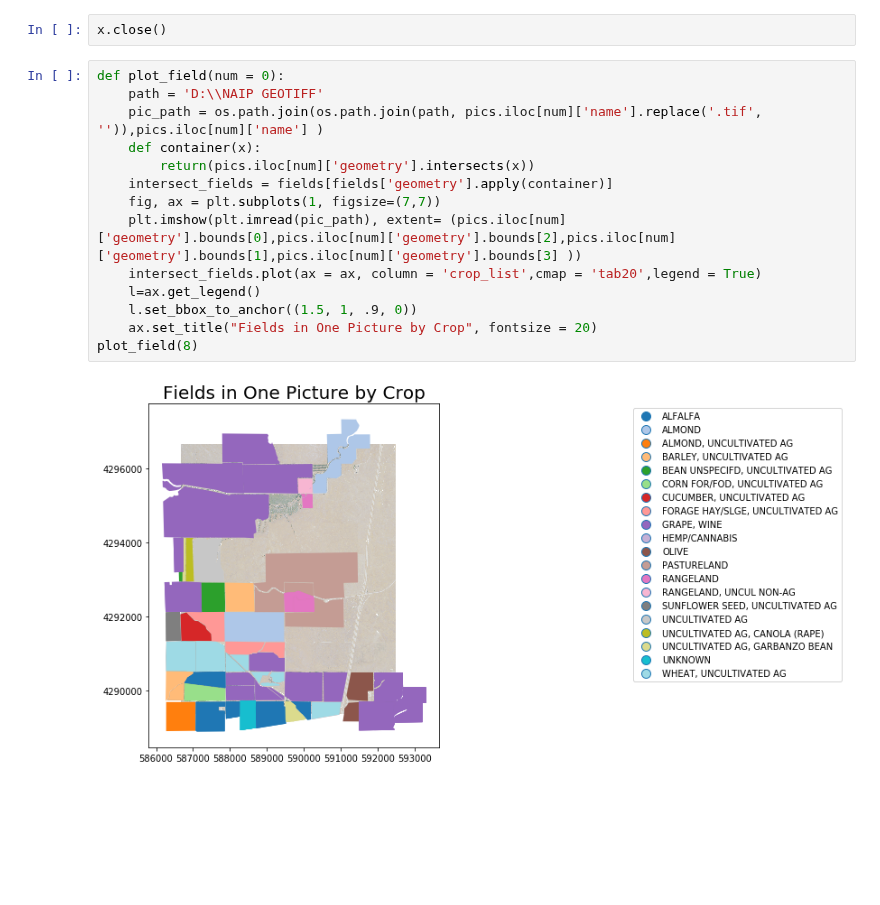
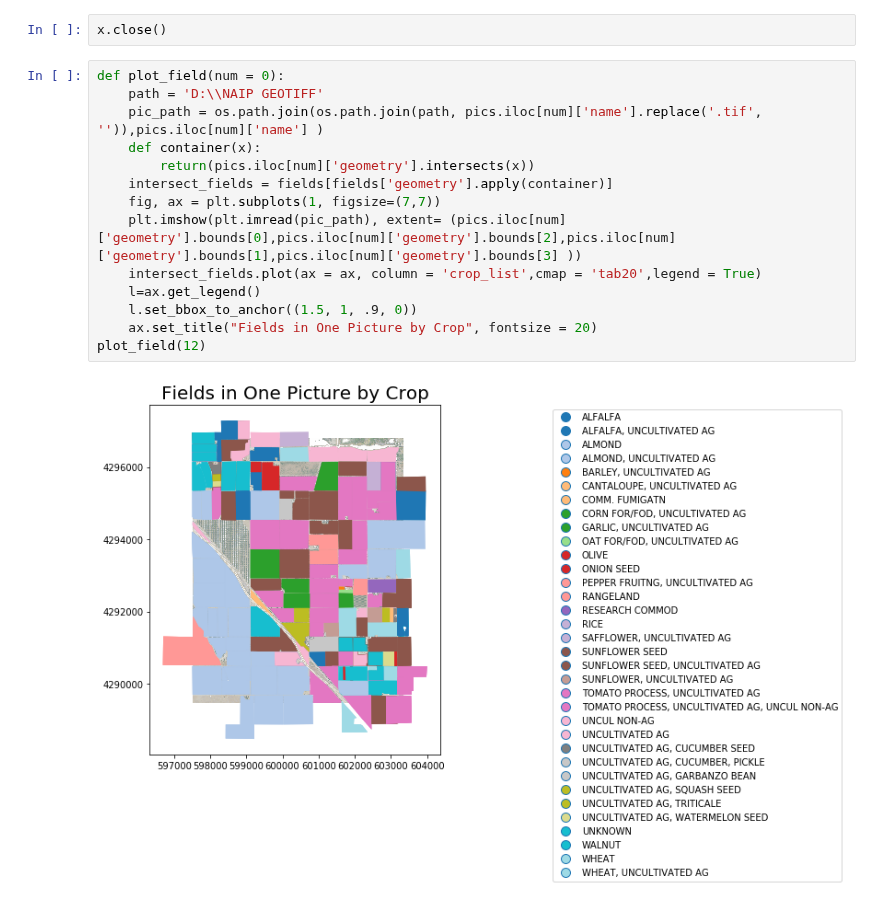
Before and after one commit to MarcelColvin/GeoSpatial-Classification, a Jupyter notebook: Extract_fields.ipynb, the cells around one changed output. Cells and saved outputs as stored; diff of their text form; blank space fills up the shorter version.

```diff
--- a/Extract_fields.ipynb
+++ b/Extract_fields.ipynb
@@ -76,19 +97,19 @@ x.close()
 # %%
 def plot_field(num = 0):
     path = 'D:\\NAIP GEOTIFF'
     pic_path = os.path.join(os.path.join(path, pics.iloc[num]['name'].replace('.tif', '')),pics.iloc[num]['name'] )
     def container(x):
         return(pics.iloc[num]['geometry'].intersects(x))
     intersect_fields = fields[fields['geometry'].apply(container)]
     fig, ax = plt.subplots(1, figsize=(7,7))
     plt.imshow(plt.imread(pic_path), extent= (pics.iloc[num]['geometry'].bounds[0],pics.iloc[num]['geometry'].bounds[2],pics.iloc[num]['geometry'].bounds[1],pics.iloc[num]['geometry'].bounds[3] ))
     intersect_fields.plot(ax = ax, column = 'crop_list',cmap = 'tab20',legend = True)
     l=ax.get_legend()
     l.set_bbox_to_anchor((1.5, 1, .9, 0))
     ax.set_title("Fields in One Picture by Crop", fontsize = 20)
-plot_field(8)
+plot_field(12)
 # %% [output]
-[figure, old version]
+[figure, new version]
 # %%
 #This Function will crop all pictures and make files
 path = 'D:\\NAIP GEOTIFF'
```
Also changed, not shown: parts of 3 cells of this notebook.
